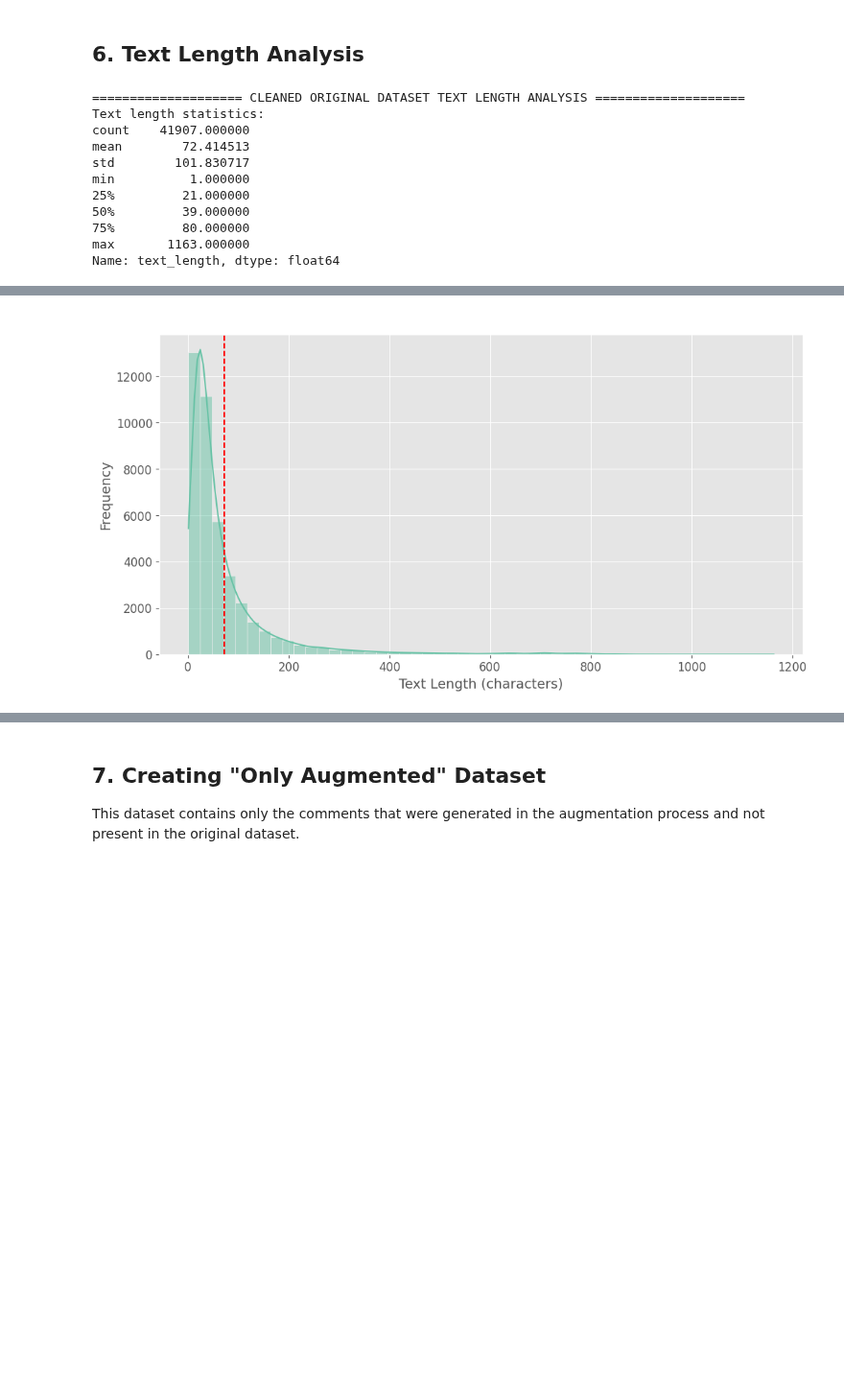
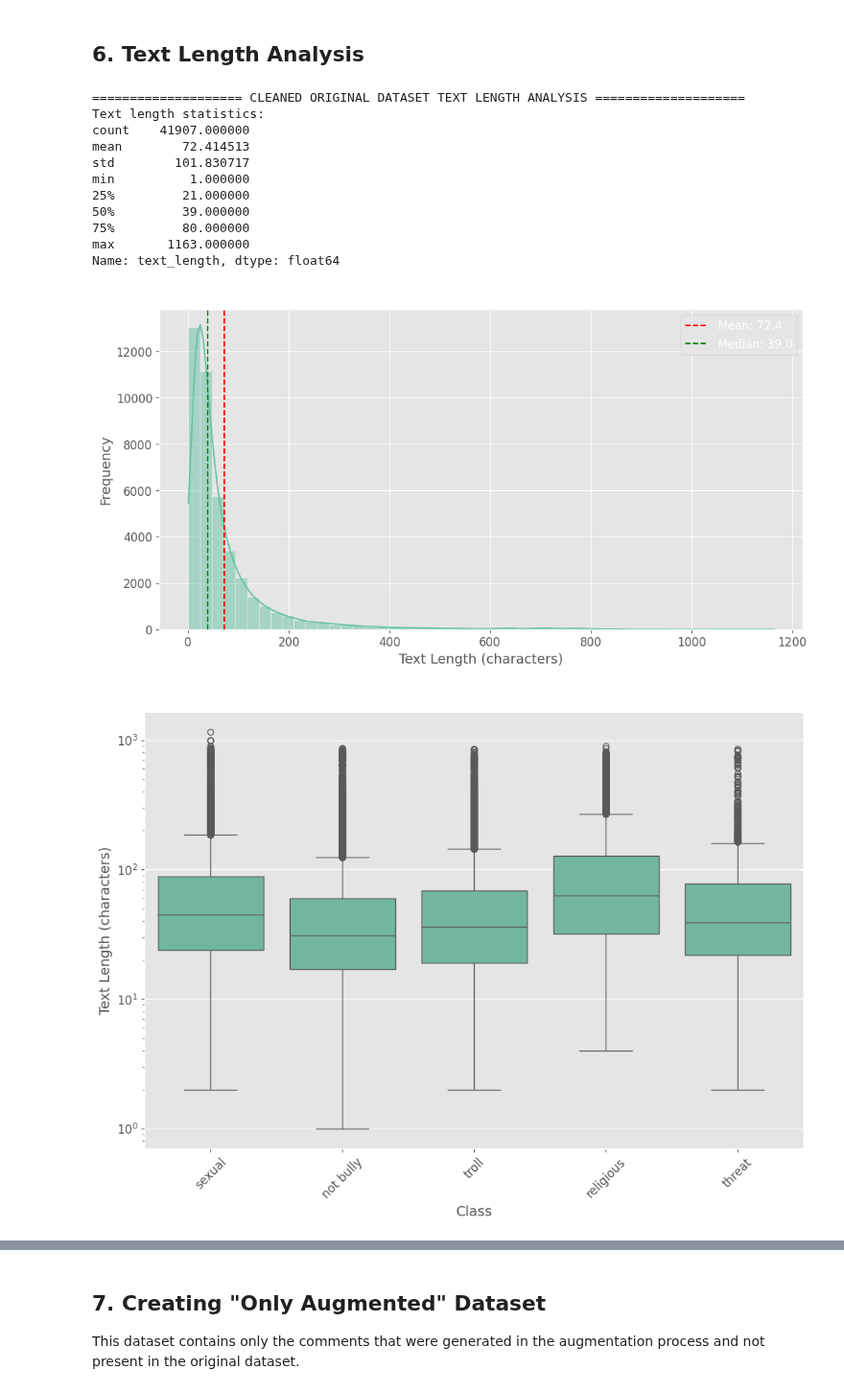
Before and after one commit to NotAlpha45/bangla-cyberbullying, a Jupyter notebook: code/dataset_insight.ipynb, the cells around one changed output, grey strips where cells are left out. Shown at 96% size. Cells and saved outputs as stored; diff of their text form; code cells hidden in the pictures; blank space fills up the shorter version.

```diff
--- a/code/dataset_insight.ipynb
+++ b/code/dataset_insight.ipynb
@@ -295,10 +295,10 @@ def analyze_text_length(df, text_column, label_column, name="Dataset"):
         label=f"Mean: {length_stats['mean']:.1f}",
     )
     plt.axvline(
-        x=length_stats["median"],
+        x=length_stats["50%"],
         color="green",
         linestyle="--",
-        label=f"Median: {length_stats['median']:.1f}",
+        label=f"Median: {length_stats['50%']:.1f}",
     )
     plt.legend()
     plt.show()
@@ -329,30 +329,32 @@ def analyze_text_length(df, text_column, label_column, name="Dataset"):
         plt.text(i, v + 1, f"{v:.1f}", ha="center")
 
     plt.tight_layout()
     plt.show()
 
     return length_stats, avg_length_by_class
 
 
 # Analyze text length in original dataset
 original_length_stats, original_avg_len_by_class = analyze_text_length(
     original_cleaned, "comment", "label", "CLEANED ORIGINAL DATASET"
 )
 
 # Analyze text length in augmented dataset
 if augmented_df is not None and "augmented_cleaned" in locals():
     augmented_length_stats, augmented_avg_len_by_class = analyze_text_length(
         augmented_cleaned, "text", "label", "CLEANED AUGMENTED DATASET"
     )
 # %% [output]
 ==================== CLEANED ORIGINAL DATASET TEXT LENGTH ANALYSIS ====================
 Text length statistics:
 count    41907.000000
 mean        72.414513
 std        101.830717
 min          1.000000
 25%         21.000000
 50%         39.000000
 75%         80.000000
 max       1163.000000
 Name: text_length, dtype: float64
+[figure, new version]
+[figure, added]
@@ -360 +372,0 @@ KeyError: 'median'
-[figure, old version]
```
Also changed, not shown: parts of 4 cells of this notebook, 3 other files.
